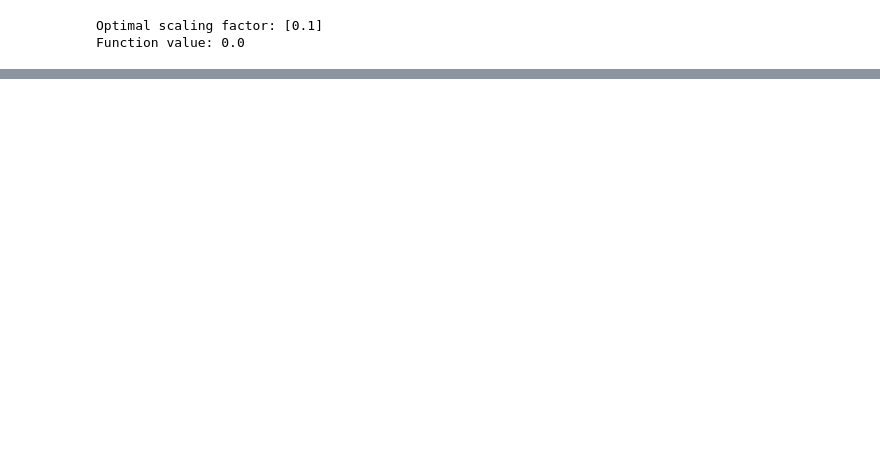
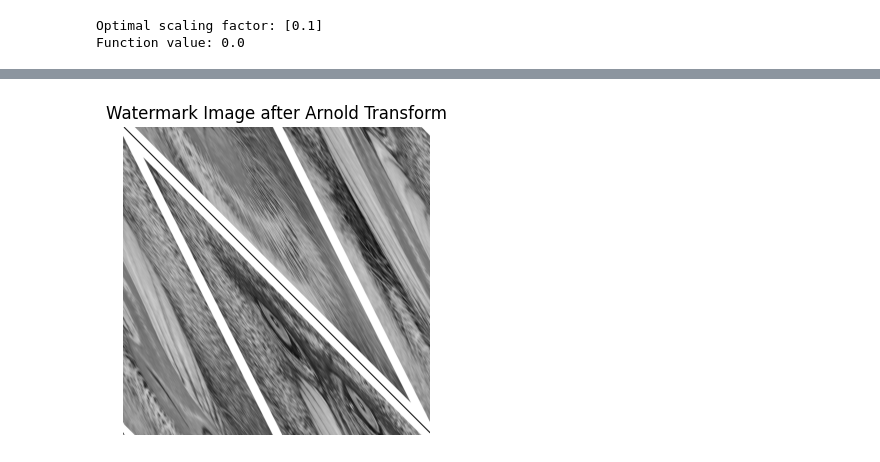
Before and after one commit to Anurag607/DE_Watermarking, a Jupyter notebook: main.ipynb, the cells around one changed output, grey strips where cells are left out. Drawn from its saved outputs; the diff is of its cells as text; code cells hidden in the pictures; blank space fills up the shorter version.

Commit message:
fear: implemented watermark embedding

```diff
--- a/main.ipynb
+++ b/main.ipynb
@@ -112,6 +80,6 @@ def dwt(signal, levels=3):
 # %%
 host_image = cv2.imread('./assets/host_image.png')
-watermark_image = cv2.imread('./assets/watermark_image.png', cv2.IMREAD_GRAYSCALE)
+watermark_image = cv2.imread('./assets/watermark_image.png')
 # %%
 # Convert to YIQ color space
 
@@ -240,0 +125,25 @@ scale_factor = 0.05  # This should be optimized
+# %%
+# Applying Arnold Transformationg on Watermark Image
+
+def arnold_transform(image, iterations):
+    # Get image dimensions
+    height, width = image.shape[:2]
+
+    # Perform Arnold transformation
+    for index in range(iterations):
+        new_image = np.zeros_like(image)
+        for y in range(height):
+            for x in range(width):
+                new_x = (1 * x + 1 * y) % width
+                new_y = (1 * x + 2 * y) % height
+                new_image[new_y, new_x] = image[y, x]
+        image = new_image
+        # if(index % 5 == 0) :
+        #     show_image(image, f'Iterations: {index+1}')
+
+    return image
+
+arnold_transformed_image = arnold_transform(watermark_image, 1)
+show_image(arnold_transformed_image, "Watermark Image after Arnold Transform")
+# %% [output]
+[figure, added]
```
Also changed, not shown: parts of 15 cells of this notebook.
